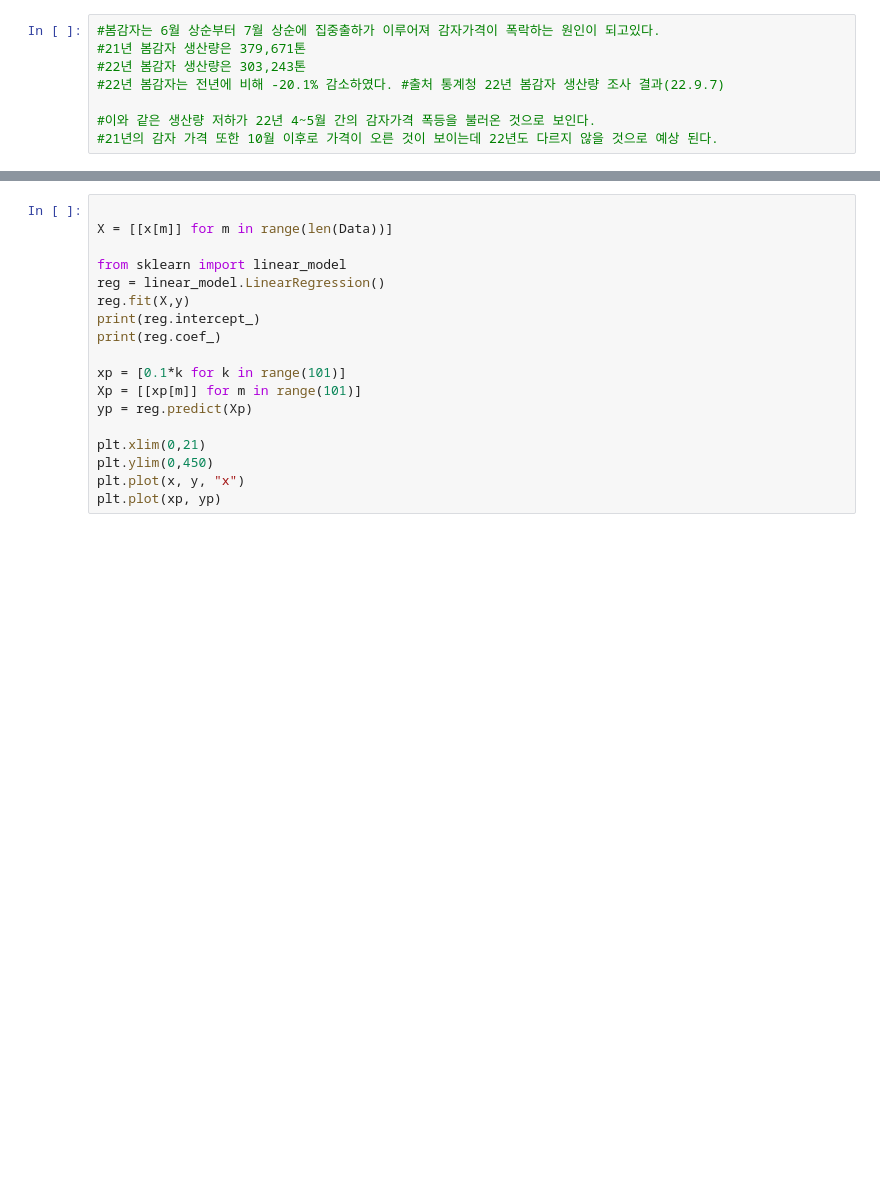
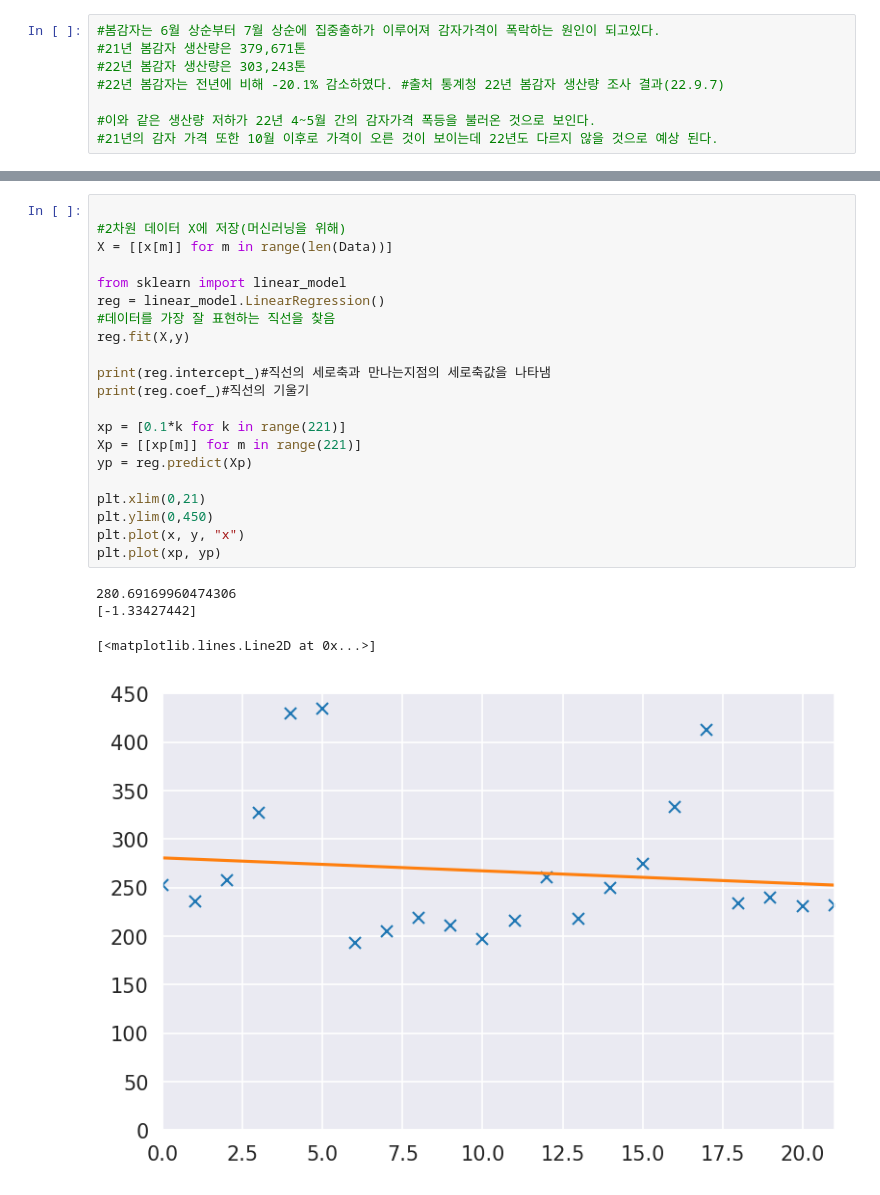
Before and after one commit to bainaryho/PotatoProject, a Jupyter notebook: BigdataProjectPotato (3).ipynb, the cells around one changed output, grey strips where cells are left out. Saved outputs shown, nothing was run; the diff lists cells and outputs as text; blank space fills up the shorter version.

```diff
--- a/BigdataProjectPotato (3).ipynb
+++ b/BigdataProjectPotato (3).ipynb
@@ -175,18 +164,26 @@ plt.plot(x, y, "x")
 # %%
 
+#2차원 데이터 X에 저장(머신러닝을 위해)
 X = [[x[m]] for m in range(len(Data))]
 
 from sklearn import linear_model
 reg = linear_model.LinearRegression()
+#데이터를 가장 잘 표현하는 직선을 찾음
 reg.fit(X,y)
-print(reg.intercept_)
-print(reg.coef_)
 
-xp = [0.1*k for k in range(101)]
-Xp = [[xp[m]] for m in range(101)]
+print(reg.intercept_)#직선의 세로축과 만나는지점의 세로축값을 나타냄
+print(reg.coef_)#직선의 기울기
+
+xp = [0.1*k for k in range(221)]
+Xp = [[xp[m]] for m in range(221)]
 yp = reg.predict(Xp)
 
 plt.xlim(0,21)
 plt.ylim(0,450)
 plt.plot(x, y, "x")
 plt.plot(xp, yp)
+# %% [output]
+280.69169960474306
+[-1.33427442]
+[<matplotlib.lines.Line2D at 0x...>]
+[figure, added]
```
Also changed, not shown: parts of 5 cells of this notebook.
